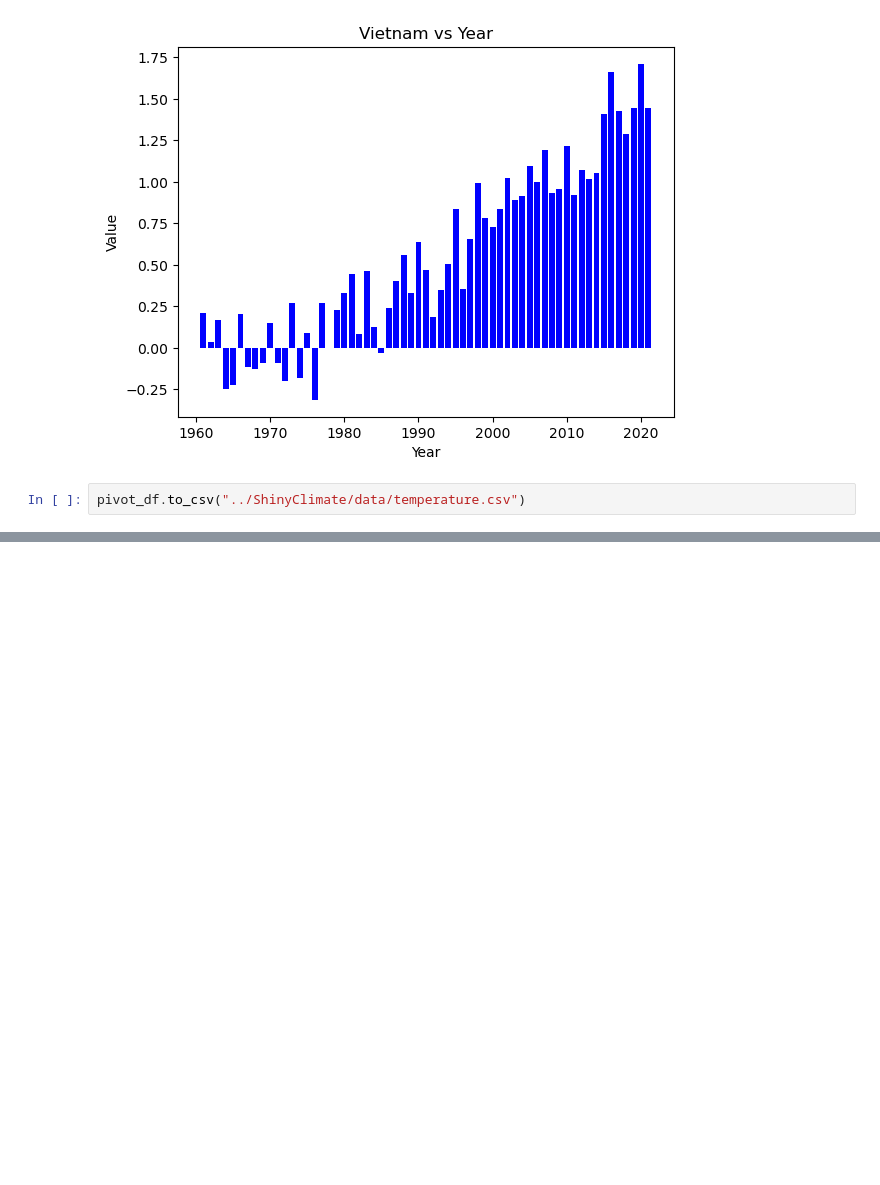
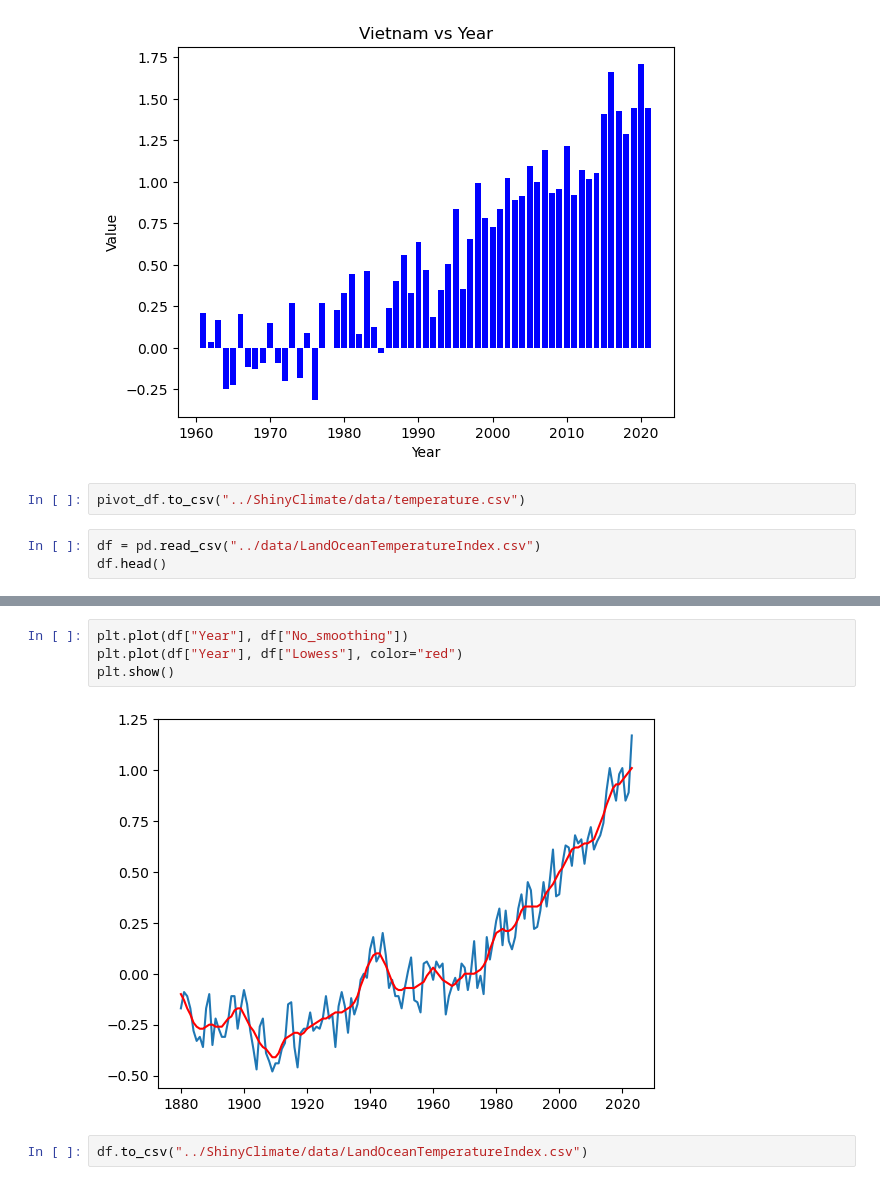
Before and after one commit to sourish33/ClimateChangeAnalysis, a Jupyter notebook: notebooks/analysis.ipynb, the cells around one changed output, grey strips where cells are left out. Cells and saved outputs as stored; diff of their text form; blank space fills up the shorter version.

Commit message:
temperature anomaly plot added

```diff
--- a/notebooks/analysis.ipynb
+++ b/notebooks/analysis.ipynb
@@ -178,3 +178,6 @@ plt.show()
 [figure]
 # %%
 pivot_df.to_csv("../ShinyClimate/data/temperature.csv")
+# %%
+df = pd.read_csv("../data/LandOceanTemperatureIndex.csv")
+df.head()
@@ -180,0 +191,8 @@ pivot_df.to_csv("../ShinyClimate/data/temperature.csv")
+# %%
+plt.plot(df["Year"], df["No_smoothing"])
+plt.plot(df["Year"], df["Lowess"], color="red")
+plt.show()
+# %% [output]
+[figure, added]
+# %%
+df.to_csv("../ShinyClimate/data/LandOceanTemperatureIndex.csv")
```
Also changed, not shown: parts of 1 cell of this notebook, 9 other files.
